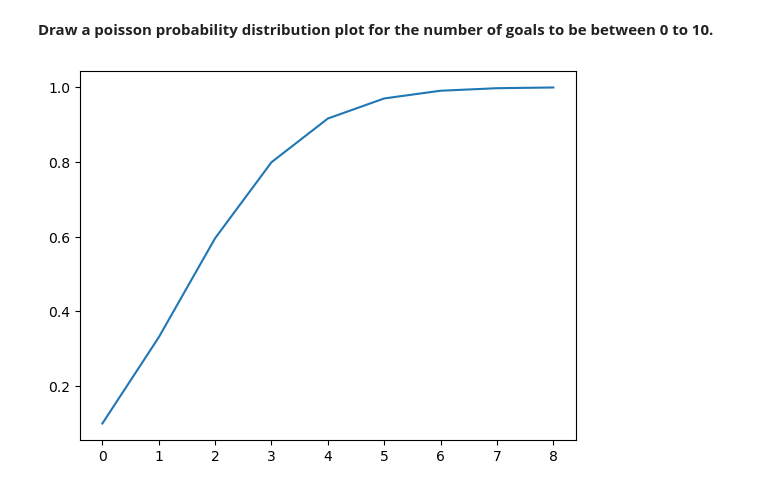
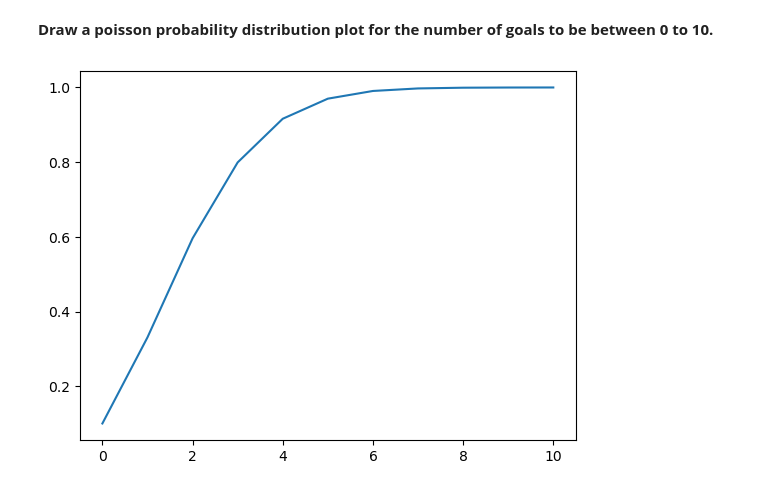
Before and after one commit to Ironhack-Data-Madrid-Octubre-2023/6.1-lab_discrete_probability_distributions, a Jupyter notebook: your-code/main.ipynb, the cells around one changed output. Cells and saved outputs as stored; diff of their text form; code cells hidden in the pictures.

```diff
--- a/your-code/main.ipynb
+++ b/your-code/main.ipynb
@@ -152,10 +152,10 @@ poisson.pmf(5, 2.3)
 # %%
 # your code here
 # Please label the axes and give a title to the plot
 
-x = [i for i in range(9)]
+x = [i for i in range(11)]
 y = [poisson.cdf(x, 2.3) for x in x]
 
 plt.plot(x, y);
 # %% [output]
-[figure, old version]
+[figure, new version]
```
Also changed, not shown: parts of 1 cell of this notebook, 1 other file.
